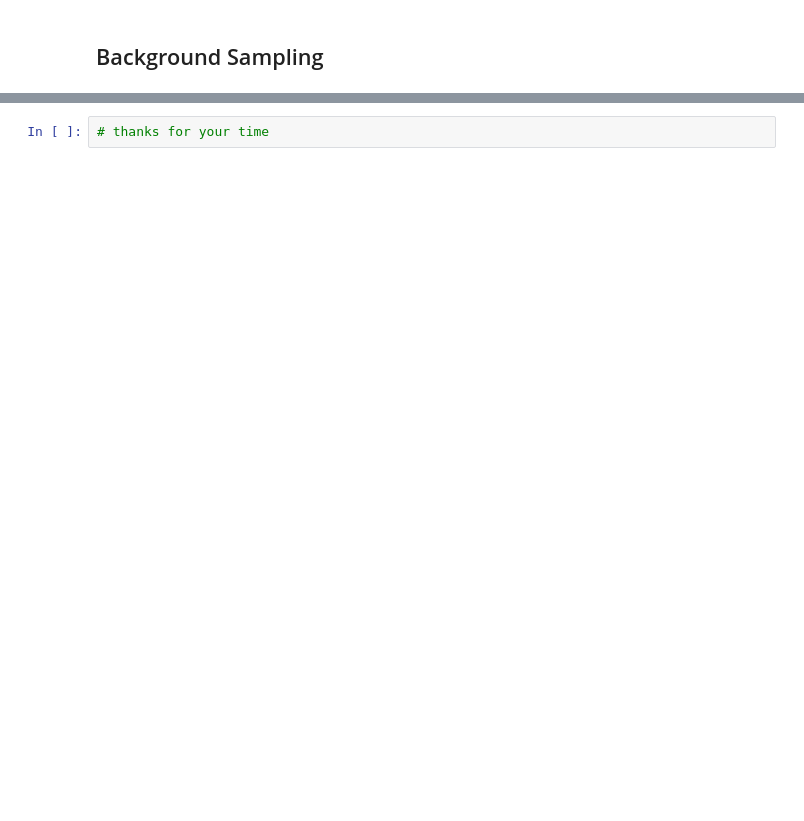
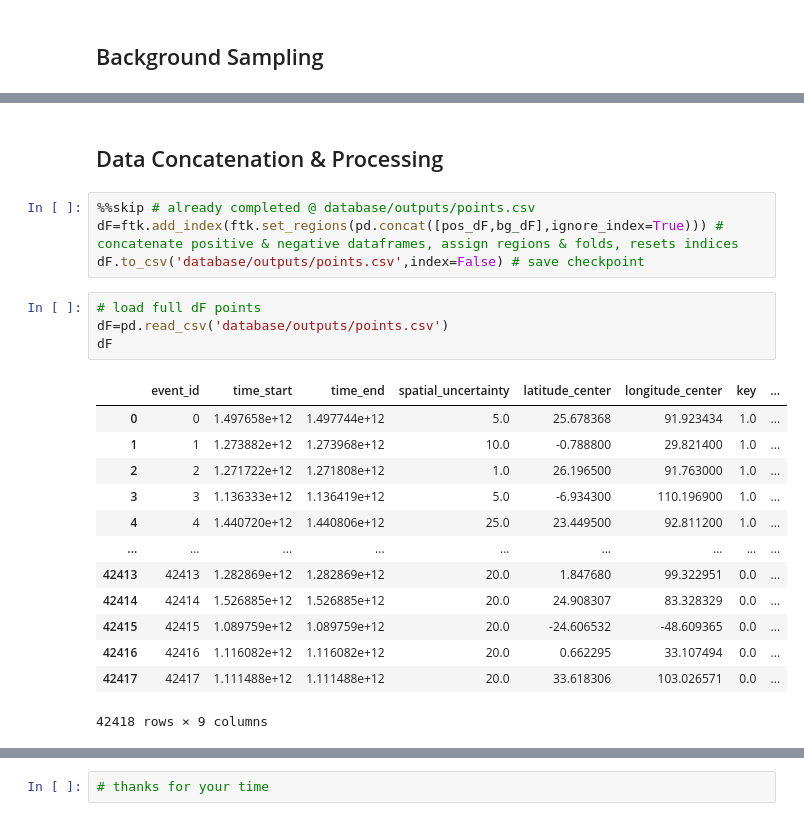
Before and after one commit to shyagehike/atlas-v2, a Jupyter notebook: features.ipynb, the cells around one changed output, grey strips where cells are left out. Saved outputs shown, nothing was run; the diff lists cells and outputs as text; blank space fills up the shorter version.

```diff
--- a/features.ipynb
+++ b/features.ipynb
@@ -463,0 +796,24 @@ testfc=phi(testpointer,10,40,testtimestamp,testtimestamp+24*3600000,24*3600000)
+# %% [markdown]
+## Data Concatenation & Processing
+# %%
+%%skip # already completed @ database/outputs/points.csv
+dF=ftk.add_index(ftk.set_regions(pd.concat([pos_dF,bg_dF],ignore_index=True))) # concatenate positive & negative dataframes, assign regions & folds, resets indices
+dF.to_csv('database/outputs/points.csv',index=False) # save checkpoint
+# %%
+# load full dF points
+dF=pd.read_csv('database/outputs/points.csv')
+dF
+# %% [output]
+|  | event_id | time_start | time_end | spatial_uncertainty | latitude_center | longitude_center | key | ... |
+| 0 | 0 | 1.497658e+12 | 1.497744e+12 | 5.0 | 25.678368 | 91.923434 | 1.0 | ... |
+| 1 | 1 | 1.273882e+12 | 1.273968e+12 | 10.0 | -0.788800 | 29.821400 | 1.0 | ... |
+| 2 | 2 | 1.271722e+12 | 1.271808e+12 | 1.0 | 26.196500 | 91.763000 | 1.0 | ... |
+| 3 | 3 | 1.136333e+12 | 1.136419e+12 | 5.0 | -6.934300 | 110.196900 | 1.0 | ... |
+| 4 | 4 | 1.440720e+12 | 1.440806e+12 | 25.0 | 23.449500 | 92.811200 | 1.0 | ... |
+| ... | ... | ... | ... | ... | ... | ... | ... | ... |
+| 42413 | 42413 | 1.282869e+12 | 1.282869e+12 | 20.0 | 1.847680 | 99.322951 | 0.0 | ... |
+| 42414 | 42414 | 1.526885e+12 | 1.526885e+12 | 20.0 | 24.908307 | 83.328329 | 0.0 | ... |
+| 42415 | 42415 | 1.089759e+12 | 1.089759e+12 | 20.0 | -24.606532 | -48.609365 | 0.0 | ... |
+| 42416 | 42416 | 1.116082e+12 | 1.116082e+12 | 20.0 | 0.662295 | 33.107494 | 0.0 | ... |
+| 42417 | 42417 | 1.111488e+12 | 1.111488e+12 | 20.0 | 33.618306 | 103.026571 | 0.0 | ... |
+42418 rows × 9 columns
```
Also changed, not shown: parts of 37 cells of this notebook, 10 other files.
